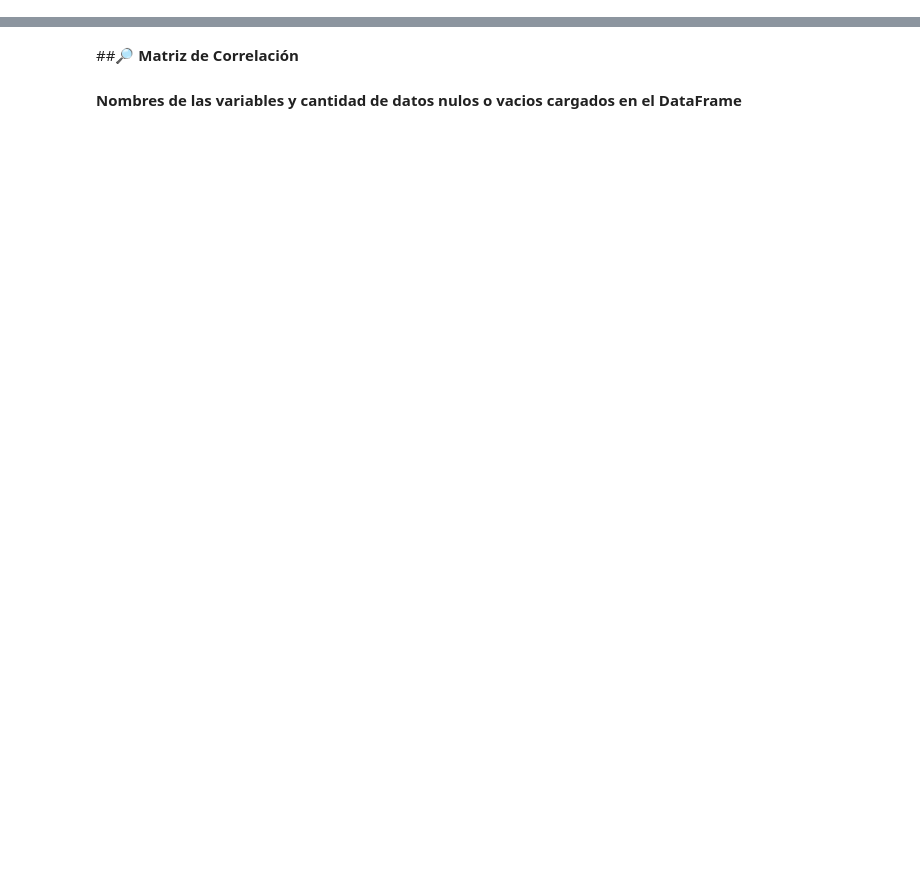
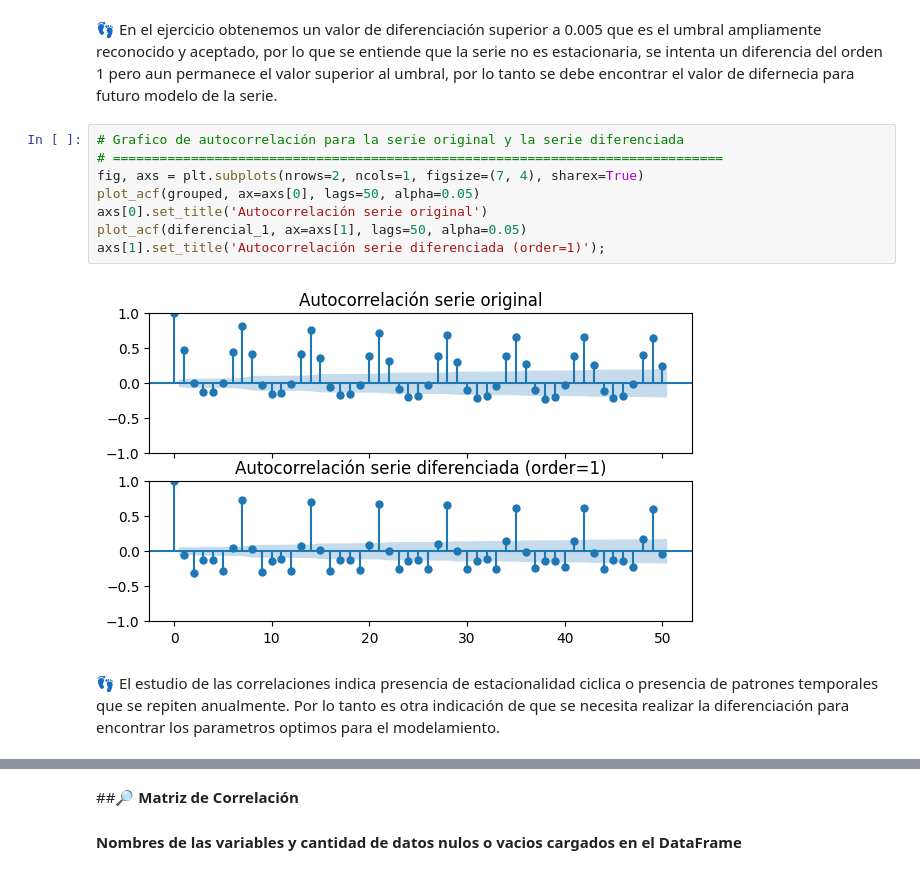
Before and after one commit to A01793509/Equipo_44, a Jupyter notebook: Avance2_44.ipynb, the cells around one changed output, grey strips where cells are left out. Saved outputs shown, nothing was run; the diff lists cells and outputs as text; blank space fills up the shorter version.

```diff
--- a/Avance2_44.ipynb
+++ b/Avance2_44.ipynb
@@ -57,0 +314,14 @@ El conjunto de datos cargado inicialmente contiene 884,615.00 registros:
+# %% [markdown]
+👣 En el ejercicio obtenemos un valor de diferenciación superior a 0.005 que es el umbral ampliamente reconocido y aceptado, por lo que se entiende que la serie no es estacionaria, se intenta un diferencia del orden 1 pero aun permanece el valor superior al umbral, por lo tanto se debe encontrar el valor de difernecia para futuro modelo de la serie.
+# %%
+# Grafico de autocorrelación para la serie original y la serie diferenciada
+# ==============================================================================
+fig, axs = plt.subplots(nrows=2, ncols=1, figsize=(7, 4), sharex=True)
+plot_acf(grouped, ax=axs[0], lags=50, alpha=0.05)
+axs[0].set_title('Autocorrelación serie original')
+plot_acf(diferencial_1, ax=axs[1], lags=50, alpha=0.05)
+axs[1].set_title('Autocorrelación serie diferenciada (order=1)');
+# %% [output]
+[figure, added]
+# %% [markdown]
+👣 El estudio de las correlaciones indica presencia de estacionalidad ciclica o presencia de patrones temporales que se repiten anualmente. Por lo tanto es otra indicación de que se necesita realizar la diferenciación para encontrar los parametros optimos para el modelamiento.
```
Also changed, not shown: parts of 37 cells of this notebook.
